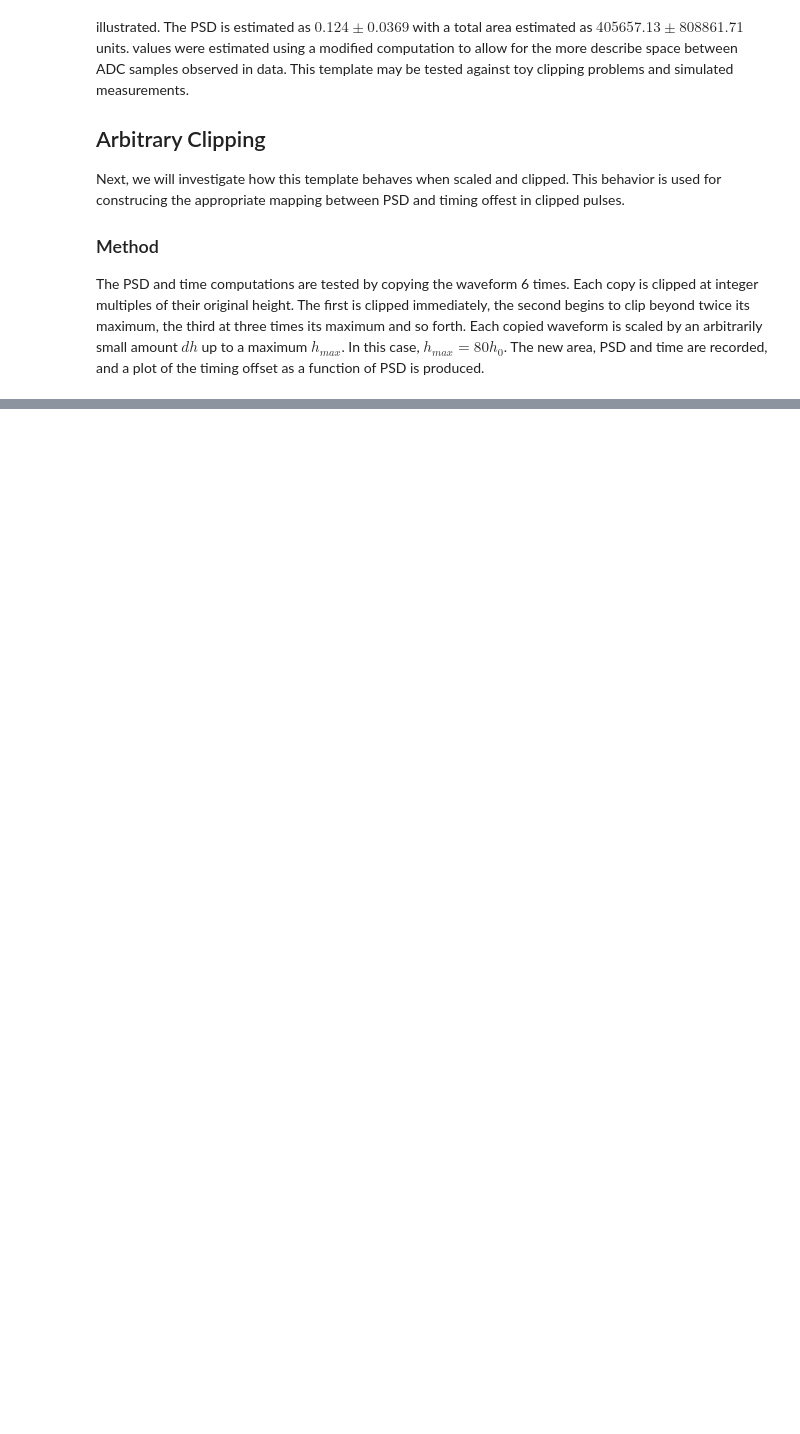
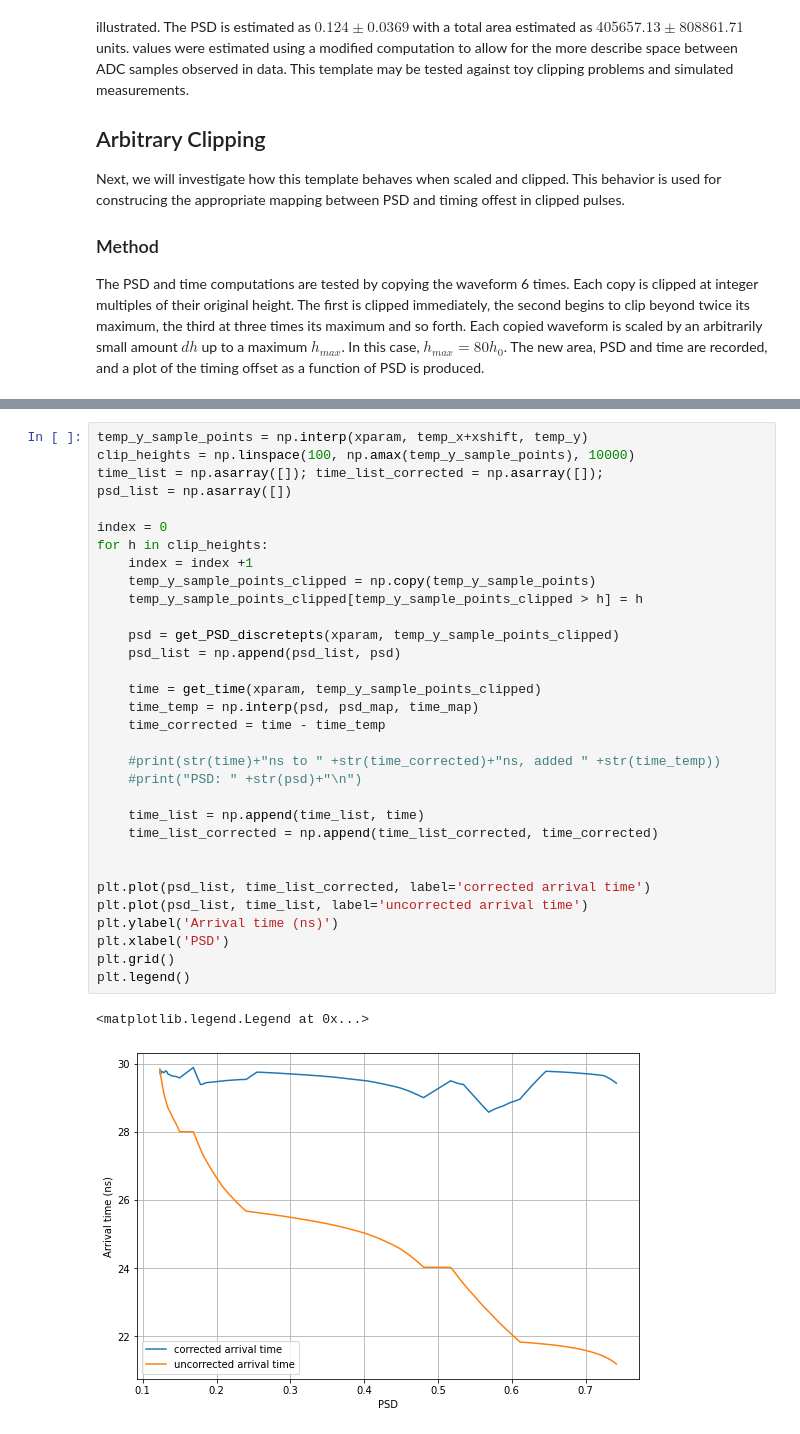
Before and after one commit to awoolverton/PROSPECT-Waveform-Clipping, a Jupyter notebook: Pulse_Clipping_Notebook_3.ipynb, the cells around one changed output, grey strips where cells are left out. Saved outputs shown, nothing was run; the diff lists cells and outputs as text; blank space fills up the shorter version.

```diff
--- a/Pulse_Clipping_Notebook_3.ipynb
+++ b/Pulse_Clipping_Notebook_3.ipynb
@@ -137,0 +171,35 @@ The arrays corresponding to the PSD and time offset represent the mapping for ev
+# %%
+temp_y_sample_points = np.interp(xparam, temp_x+xshift, temp_y)
+clip_heights = np.linspace(100, np.amax(temp_y_sample_points), 10000)
+time_list = np.asarray([]); time_list_corrected = np.asarray([]);
+psd_list = np.asarray([])
+
+index = 0
+for h in clip_heights:
+    index = index +1
+    temp_y_sample_points_clipped = np.copy(temp_y_sample_points)
+    temp_y_sample_points_clipped[temp_y_sample_points_clipped > h] = h
+
+    psd = get_PSD_discretepts(xparam, temp_y_sample_points_clipped)
+    psd_list = np.append(psd_list, psd)
+
+    time = get_time(xparam, temp_y_sample_points_clipped)
+    time_temp = np.interp(psd, psd_map, time_map)
+    time_corrected = time - time_temp
+
+    #print(str(time)+"ns to " +str(time_corrected)+"ns, added " +str(time_temp))
+    #print("PSD: " +str(psd)+"\n")
+
+    time_list = np.append(time_list, time)
+    time_list_corrected = np.append(time_list_corrected, time_corrected)
+
+
+plt.plot(psd_list, time_list_corrected, label='corrected arrival time')
+plt.plot(psd_list, time_list, label='uncorrected arrival time')
+plt.ylabel('Arrival time (ns)')
+plt.xlabel('PSD')
+plt.grid()
+plt.legend()
+# %% [output]
+<matplotlib.legend.Legend at 0x...>
+[figure, added]
```
Also changed, not shown: parts of 7 cells of this notebook.
